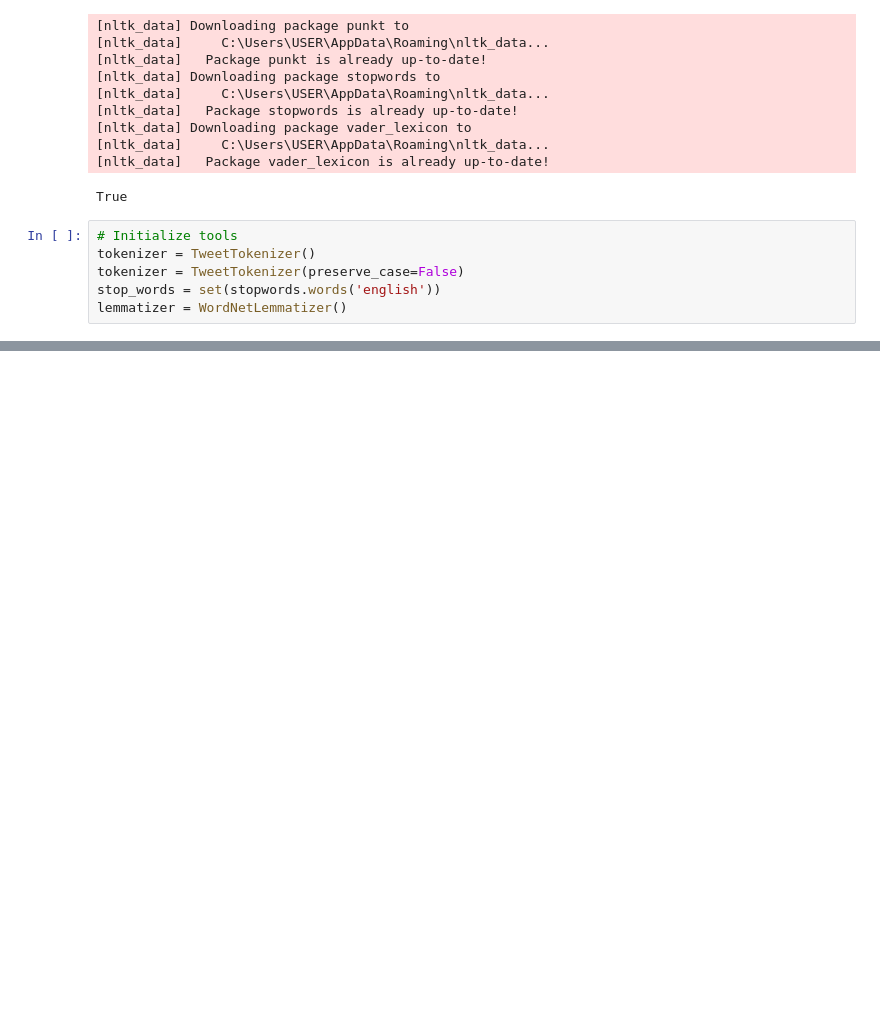
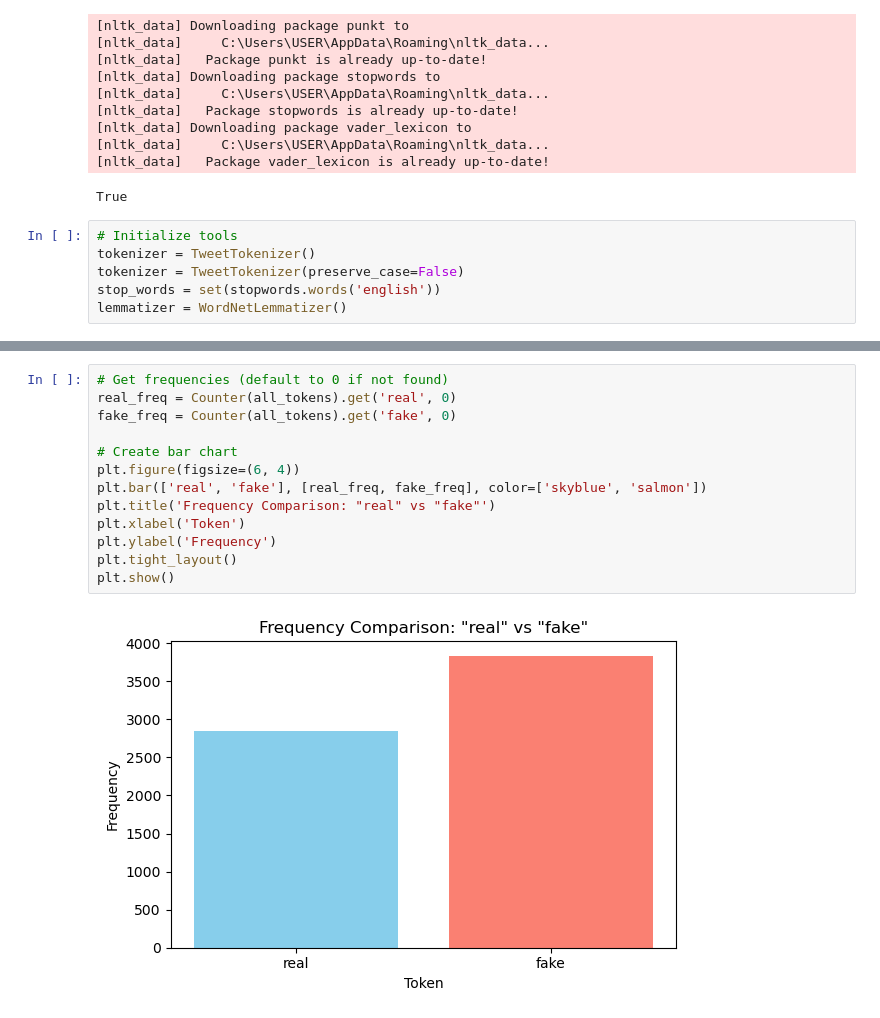
Before and after one commit to Ifaz111/Cosc2671_A2Group15, a Jupyter notebook: Group 15 Code.ipynb, the cells around one changed output, grey strips where cells are left out. Saved outputs shown, nothing was run; the diff lists cells and outputs as text; blank space fills up the shorter version.

```diff
--- a/Group 15 Code.ipynb
+++ b/Group 15 Code.ipynb
@@ -157,0 +215,15 @@ comments_df
+# %%
+# Get frequencies (default to 0 if not found)
+real_freq = Counter(all_tokens).get('real', 0)
+fake_freq = Counter(all_tokens).get('fake', 0)
+
+# Create bar chart
+plt.figure(figsize=(6, 4))
+plt.bar(['real', 'fake'], [real_freq, fake_freq], color=['skyblue', 'salmon'])
+plt.title('Frequency Comparison: "real" vs "fake"')
+plt.xlabel('Token')
+plt.ylabel('Frequency')
+plt.tight_layout()
+plt.show()
+# %% [output]
+[figure, added]
```
Also changed, not shown: parts of 13 cells of this notebook, 2 other files.
